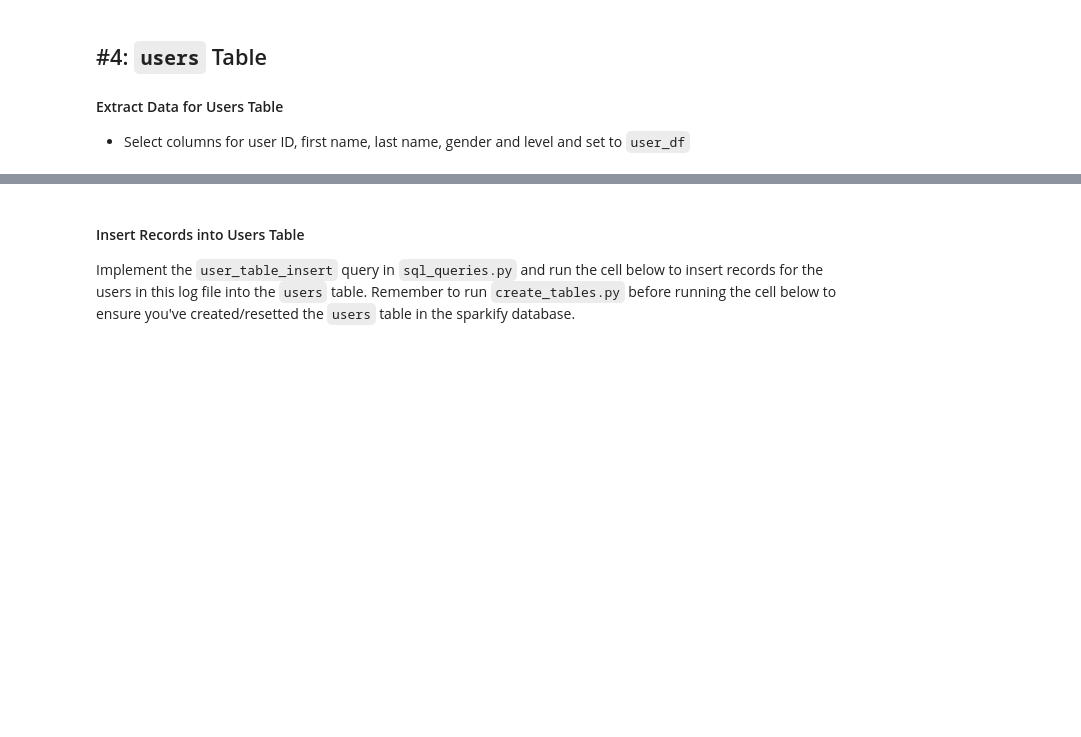
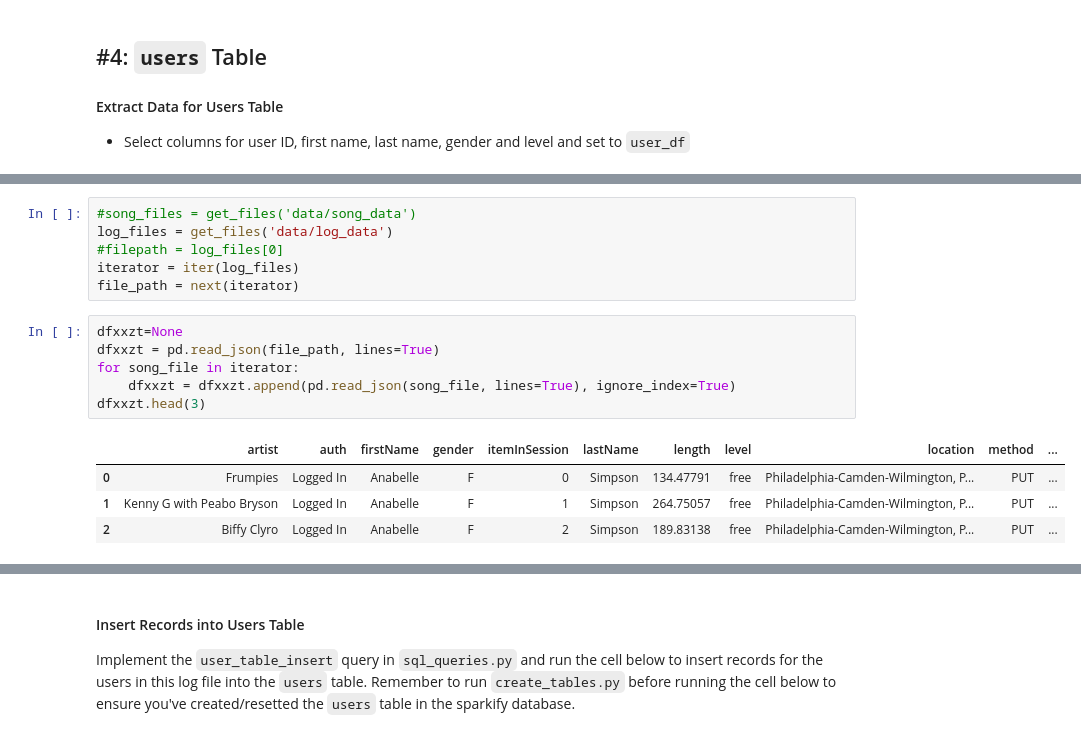
Before and after one commit to risarora/Udacity-Data-Engineering-Nanodegree, a Jupyter notebook: Project 1 Data Modeling with Postgres/etl.ipynb, the cells around one changed output, grey strips where cells are left out. Saved outputs shown, nothing was run; the diff lists cells and outputs as text; blank space fills up the shorter version.

```diff
--- a/Project 1 Data Modeling with Postgres/etl.ipynb
+++ b/Project 1 Data Modeling with Postgres/etl.ipynb
@@ -230,0 +258,17 @@ user_df =
+# %%
+#song_files = get_files('data/song_data')
+log_files = get_files('data/log_data')
+#filepath = log_files[0]
+iterator = iter(log_files)
+file_path = next(iterator)
+# %%
+dfxxzt=None
+dfxxzt = pd.read_json(file_path, lines=True)
+for song_file in iterator:
+    dfxxzt = dfxxzt.append(pd.read_json(song_file, lines=True), ignore_index=True)
+dfxxzt.head(3)
+# %% [output]
+|  | artist | auth | firstName | gender | itemInSession | lastName | length | level | location | method | ... |
+| 0 | Frumpies | Logged In | Anabelle | F | 0 | Simpson | 134.47791 | free | Philadelphia-Camden-Wilmington, P... | PUT | ... |
+| 1 | Kenny G with Peabo Bryson | Logged In | Anabelle | F | 1 | Simpson | 264.75057 | free | Philadelphia-Camden-Wilmington, P... | PUT | ... |
+| 2 | Biffy Clyro | Logged In | Anabelle | F | 2 | Simpson | 189.83138 | free | Philadelphia-Camden-Wilmington, P... | PUT | ... |
```
Also changed, not shown: parts of 31 cells of this notebook, 2 other files.
